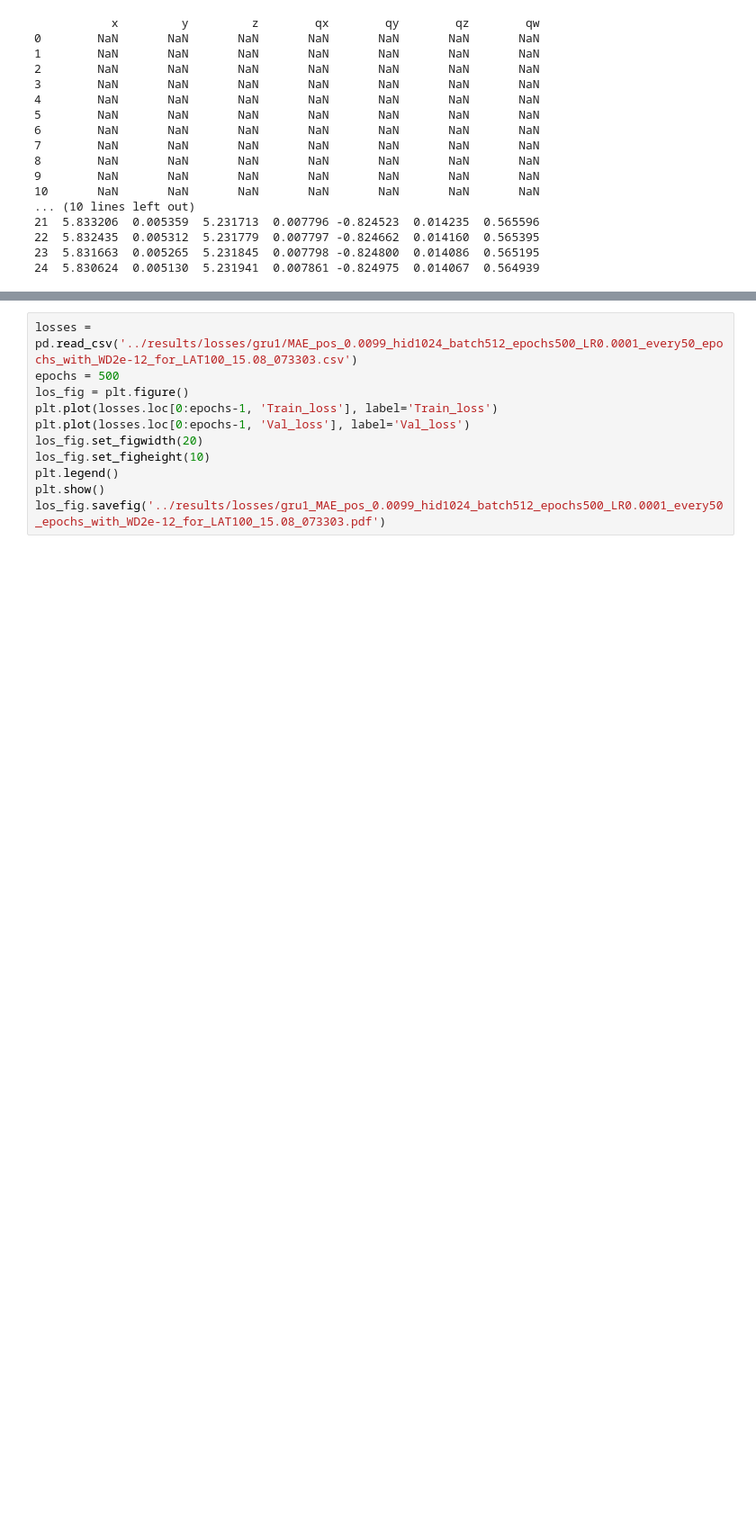
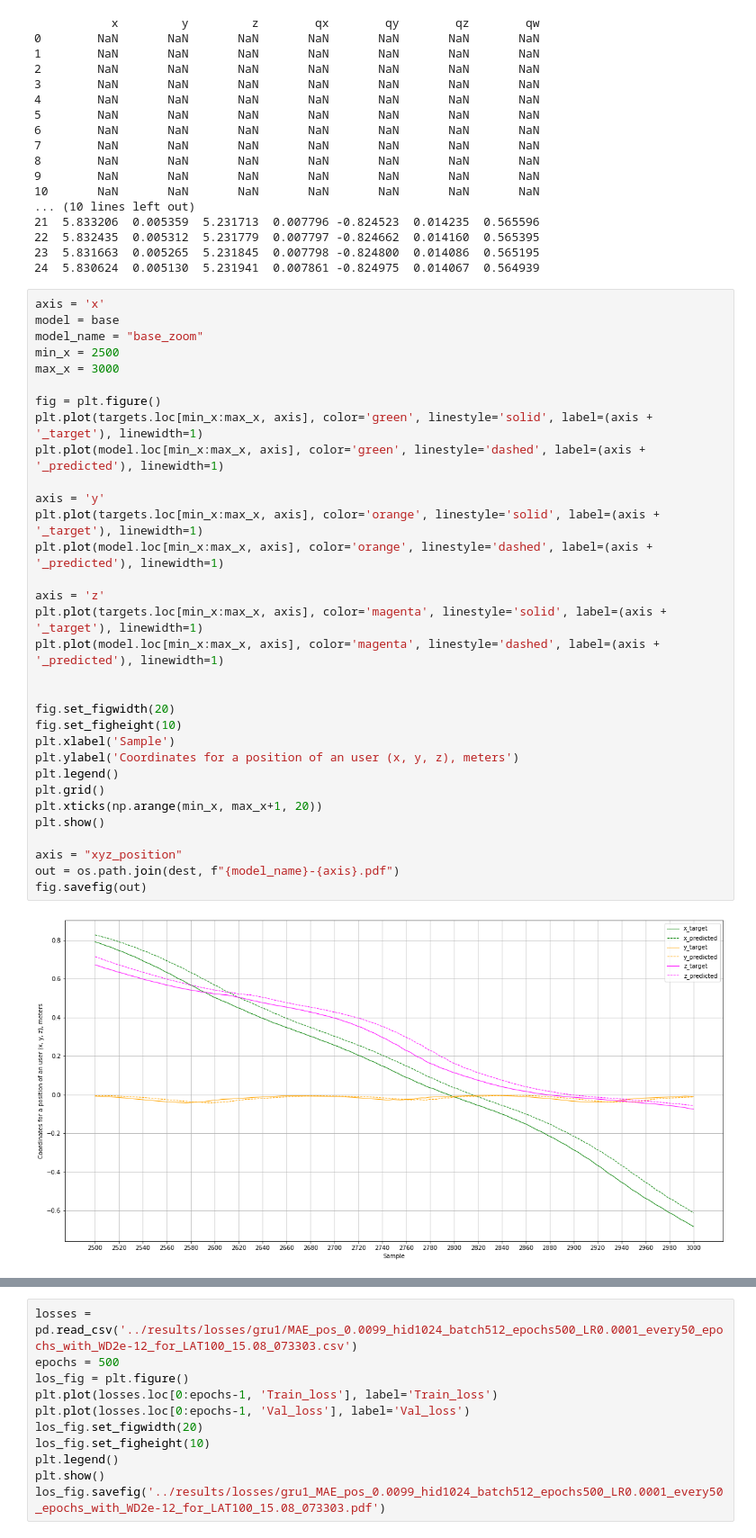
Before and after one commit to oleksa-oleksa/MasterThesis_UserPosition_6DOF, a Jupyter notebook: Development/notebooks/thesis_plots.ipynb, the cells around one changed output, grey strips where cells are left out. Shown at 90% size. Cells and saved outputs as stored; diff of their text form; blank space fills up the shorter version.

```diff
--- a/Development/notebooks/thesis_plots.ipynb
+++ b/Development/notebooks/thesis_plots.ipynb
@@ -38,3 +38,37 @@ print(base.head(25))
 22  5.832435  0.005312  5.231779  0.007797 -0.824662  0.014160  0.565395
 23  5.831663  0.005265  5.231845  0.007798 -0.824800  0.014086  0.565195
 24  5.830624  0.005130  5.231941  0.007861 -0.824975  0.014067  0.564939
+# %%
+axis = 'x'
+model = base
+model_name = "base_zoom"
+min_x = 2500
+max_x = 3000
+
+fig = plt.figure()
+plt.plot(targets.loc[min_x:max_x, axis], color='green', linestyle='solid', label=(axis + '_target'), linewidth=1)
+plt.plot(model.loc[min_x:max_x, axis], color='green', linestyle='dashed', label=(axis + '_predicted'), linewidth=1)
+
+axis = 'y'
+plt.plot(targets.loc[min_x:max_x, axis], color='orange', linestyle='solid', label=(axis + '_target'), linewidth=1)
+plt.plot(model.loc[min_x:max_x, axis], color='orange', linestyle='dashed', label=(axis + '_predicted'), linewidth=1)
+
+axis = 'z'
+plt.plot(targets.loc[min_x:max_x, axis], color='magenta', linestyle='solid', label=(axis + '_target'), linewidth=1)
+plt.plot(model.loc[min_x:max_x, axis], color='magenta', linestyle='dashed', label=(axis + '_predicted'), linewidth=1)
+
+
+fig.set_figwidth(20)
+fig.set_figheight(10)
+plt.xlabel('Sample')
+plt.ylabel('Coordinates for a position of an user (x, y, z), meters')
+plt.legend()
+plt.grid()
+plt.xticks(np.arange(min_x, max_x+1, 20))
+plt.show()
+
+axis = "xyz_position"
+out = os.path.join(dest, f"{model_name}-{axis}.pdf")
+fig.savefig(out)
+# %% [output]
+[figure, added]
```
Also changed, not shown: parts of 16 cells of this notebook, 19 other files.
